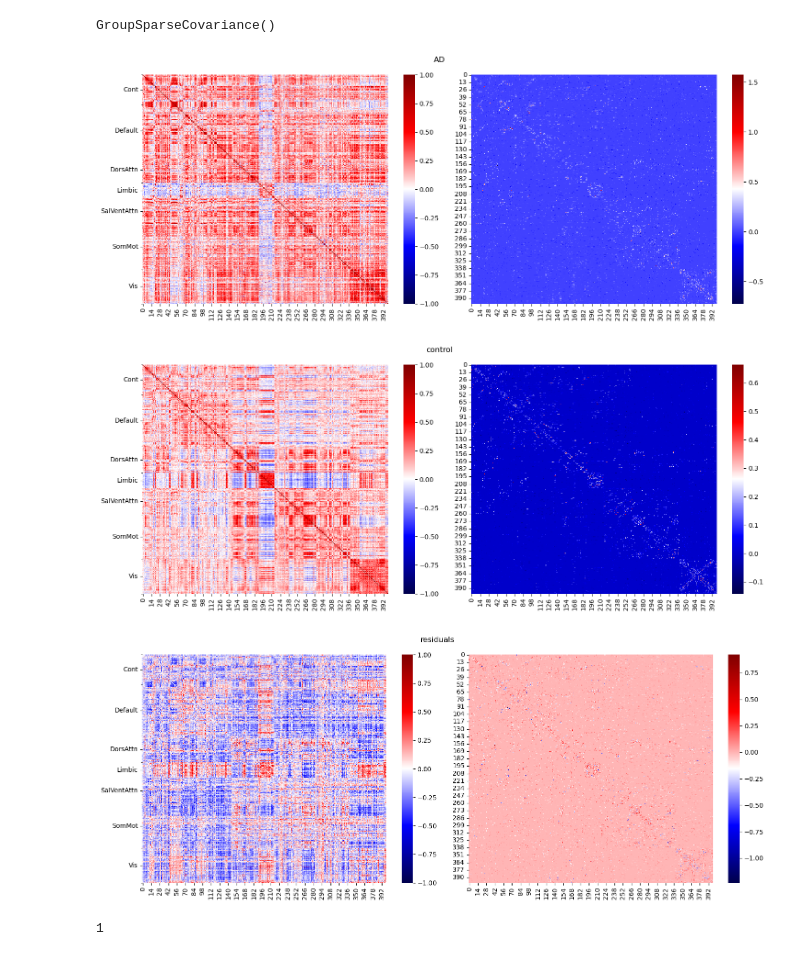
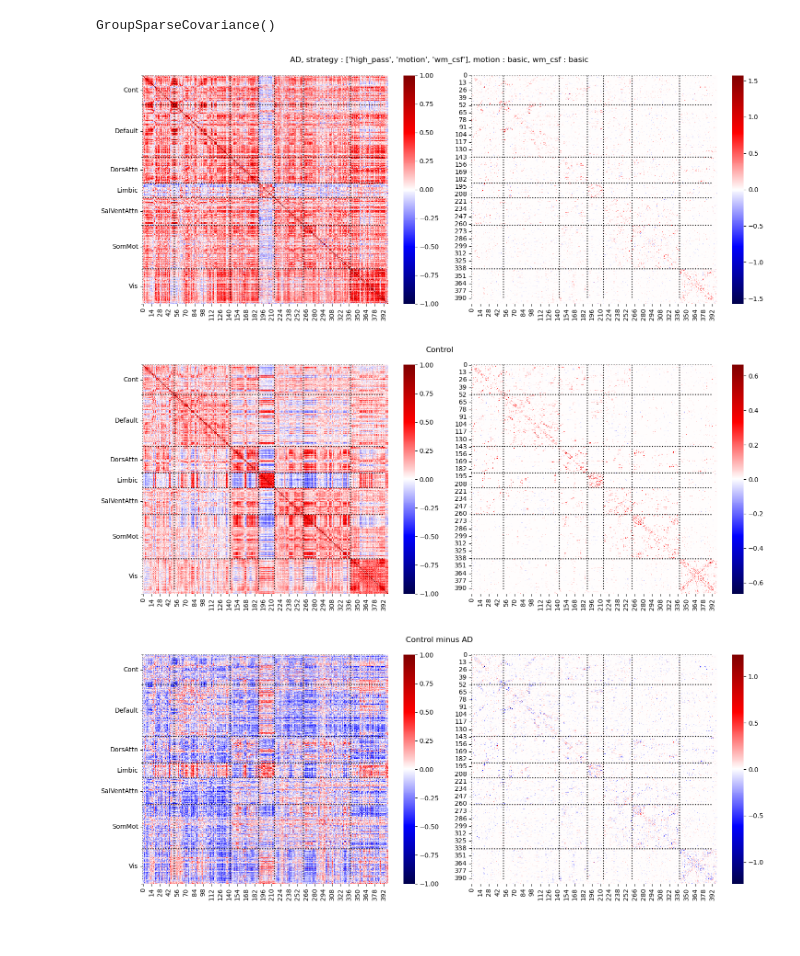
Before and after one commit to jonathan-legrand/bold-dementia, a Jupyter notebook: notebooks/compare_maps.ipynb, the cells around one changed output. Drawn from its saved outputs; the diff is of its cells as text; code cells hidden in the pictures.

```diff
--- a/notebooks/compare_maps.ipynb
+++ b/notebooks/compare_maps.ipynb
@@ -98,14 +102,9 @@ control_gsc.fit([sc.fit_transform(ts) for ts in control_ts])
 GroupSparseCovariance()
 # %%
 
-import matplotlib.pyplot as plt
-import seaborn as sns
-import numpy as np
-
-
 # TODO Macro labelling, should be added in atlases?
-# => vline
-# TODO Symmetry around 0 for precision matrices
+# TODO vline
+# TODO all those labels
 from matplotlib.ticker import FixedLocator
 
 def plot_matrices(cov, prec, title, labels):
@@ -123,7 +122,7 @@ def plot_matrices(cov, prec, title, labels):
     # Display covariance matrix
     fig, (ax1, ax2) = plt.subplots(1, 2, figsize=(15, 6))
     sns.heatmap(cov[np.ix_(sort_index, sort_index)], ax=ax1, vmin=-1, vmax=1, cmap="seismic")
-    sns.heatmap(prec[np.ix_(sort_index, sort_index)], ax=ax2, cmap="seismic")
+    sns.heatmap(prec[np.ix_(sort_index, sort_index)], ax=ax2, cmap="seismic", vmin=-span, vmax=span)
     fig.suptitle(title)
 
     ticks = []
@@ -134,6 +133,11 @@ def plot_matrices(cov, prec, title, labels):
             ticks.append(i)
             lbls.append(label)
             prev_label = label
+            ax1.hlines(i, 0, 392, colors="black", linestyles="dotted")
+            ax2.hlines(i, 0, 392, colors="black", linestyles="dotted")
+            ax1.vlines(i, 0, 392, colors="black", linestyles="dotted")
+            ax2.vlines(i, 0, 392, colors="black", linestyles="dotted")
+
 
     ticks.append(i + 1)
     ax1.yaxis.set_minor_locator(FixedLocator(ticks))
@@ -146,19 +150,19 @@ def plot_matrices(cov, prec, title, labels):
 # %%
 title = ", ".join([f"{k} : {v}" for k, v in confounds_strategy.items()])
 
 #plotting.plot_connectome(
 #    -AD_gsc.precisions_.mean(axis=2),
 #    atlas.get_coords(),
 #    edge_threshold="90%",
 #    title=title,
 #    display_mode="lzr",
 #)
 # Mean ou pas mean?
-plot_matrices(AD_gsc.covariances_.mean(axis=2), -AD_gsc.precisions_.mean(axis=2), "AD", atlas.labels)
+plot_matrices(AD_gsc.covariances_.mean(axis=2), -AD_gsc.precisions_.mean(axis=2), f"AD, {title}", atlas.labels)
 
 plotting.show()
 # %% [output]
-[figure, old version]
+[figure, new version]
 # %%
 #plotting.plot_connectome(
 #    -control_gsc.precisions_.mean(axis=2),
@@ -169,18 +173,19 @@ plotting.show()
 #)
 
 # Mean ou pas mean?
-plot_matrices(control_gsc.covariances_.mean(axis=2), -control_gsc.precisions_.mean(axis=2), "control", atlas.labels)
+plot_matrices(control_gsc.covariances_.mean(axis=2), -control_gsc.precisions_.mean(axis=2), "Control", atlas.labels)
 
 plotting.show()
 # %% [output]
-[figure, old version]
+[figure, new version]
 # %%
 
-plot_matrices(control_gsc.covariances_.mean(axis=2) - AD_gsc.covariances_.mean(axis=2), -control_gsc.precisions_.mean(axis=2) + AD_gsc.precisions_.mean(axis=2), "residuals", atlas.labels)
+plot_matrices(
+    control_gsc.covariances_.mean(axis=2) - AD_gsc.covariances_.mean(axis=2),
+    -control_gsc.precisions_.mean(axis=2) + AD_gsc.precisions_.mean(axis=2),
+    "Control minus AD",
+    atlas.labels
+)
 plotting.show()
 # %% [output]
-[figure, old version]
+[figure, new version]
-# %%
-len(AD_ts)
-# %% [output]
-1
```
Also changed, not shown: parts of 2 cells of this notebook.
